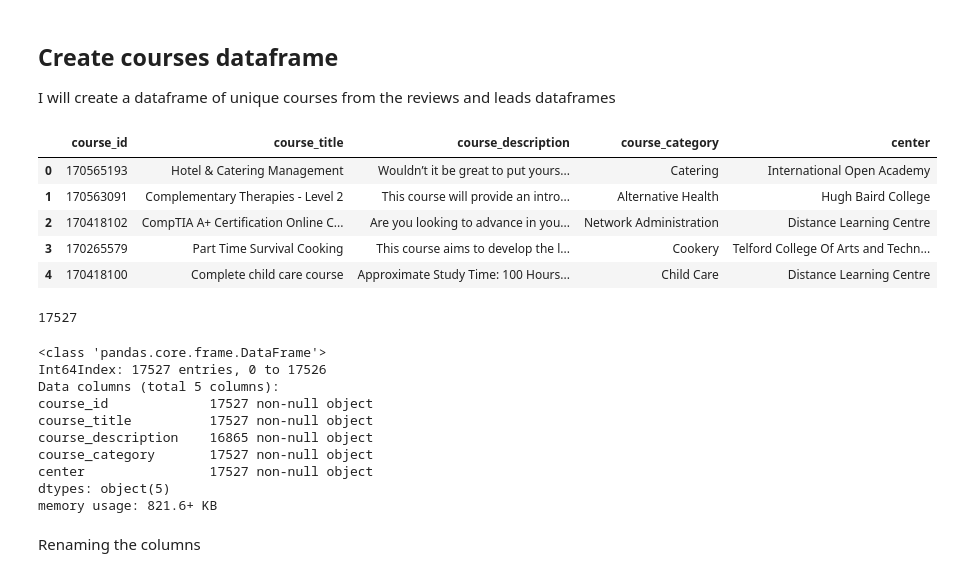
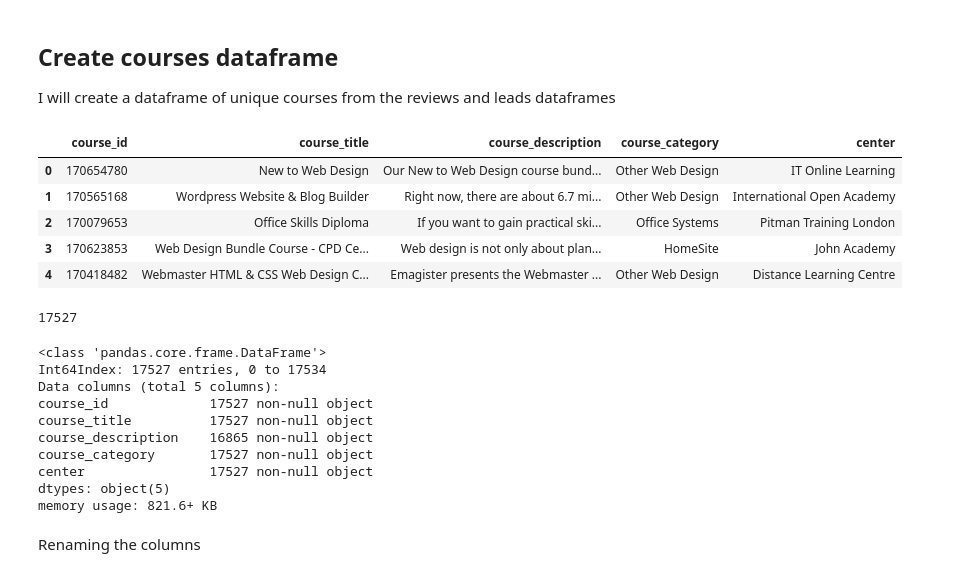
Before and after one commit to fdelgados/courses_recommender, a Jupyter notebook: notebooks/Extract_transform_load.ipynb, the cells around one changed output. Drawn from its saved outputs; the diff is of its cells as text; code cells hidden in the pictures.

```diff
--- a/notebooks/Extract_transform_load.ipynb
+++ b/notebooks/Extract_transform_load.ipynb
@@ -253,22 +280,25 @@ I will create a dataframe of unique courses from the reviews and leads dataframe
 # %%
 keep_columns = ['course_id', 'course_title', 'course_description', 'course_category', 'center']
 
 courses_from_leads = leads_df[keep_columns].drop_duplicates('course_id')
 courses_from_reviews = reviews_df[keep_columns].drop_duplicates('course_id')
 
 courses_df = pd.merge(courses_from_leads, courses_from_reviews,
                       left_on=keep_columns,
                       right_on=keep_columns,
                       how='outer')
 
+# Remove duplicates
+courses_df.drop_duplicates('course_id', inplace=True)
+
 courses_df.head()
 # %% [output]
 |  | course_id | course_title | course_description | course_category | center |
-| 0 | 170565193 | Hotel & Catering Management | Wouldn’t it be great to put yours... | Catering | International Open Academy |
-| 1 | 170563091 | Complementary Therapies - Level 2 | This course will provide an intro... | Alternative Health | Hugh Baird College |
-| 2 | 170418102 | CompTIA A+ Certification Online C... | Are you looking to advance in you... | Network Administration | Distance Learning Centre |
-| 3 | 170265579 | Part Time Survival Cooking | This course aims to develop the l... | Cookery | Telford College Of Arts and Techn... |
-| 4 | 170418100 | Complete child care course | Approximate Study Time: 100 Hours... | Child Care | Distance Learning Centre |
+| 0 | 170654780 | New to Web Design | Our New to Web Design course bund... | Other Web Design | IT Online Learning |
+| 1 | 170565168 | Wordpress Website & Blog Builder | Right now, there are about 6.7 mi... | Other Web Design | International Open Academy |
+| 2 | 170079653 | Office Skills Diploma | If you want to gain practical ski... | Office Systems | Pitman Training London |
+| 3 | 170623853 | Web Design Bundle Course - CPD Ce... | Web design is not only about plan... | HomeSite | John Academy |
+| 4 | 170418482 | Webmaster HTML & CSS Web Design C... | Emagister presents the Webmaster ... | Other Web Design | Distance Learning Centre |
 # %%
 courses_df['course_id'].nunique()
 # %% [output]
@@ -277,7 +307,7 @@ courses_df['course_id'].nunique()
 courses_df.info()
 # %% [output]
 <class 'pandas.core.frame.DataFrame'>
-Int64Index: 17527 entries, 0 to 17526
+Int64Index: 17527 entries, 0 to 17534
 Data columns (total 5 columns):
 course_id             17527 non-null object
 course_title          17527 non-null object
```
Also changed, not shown: parts of 67 cells of this notebook.
